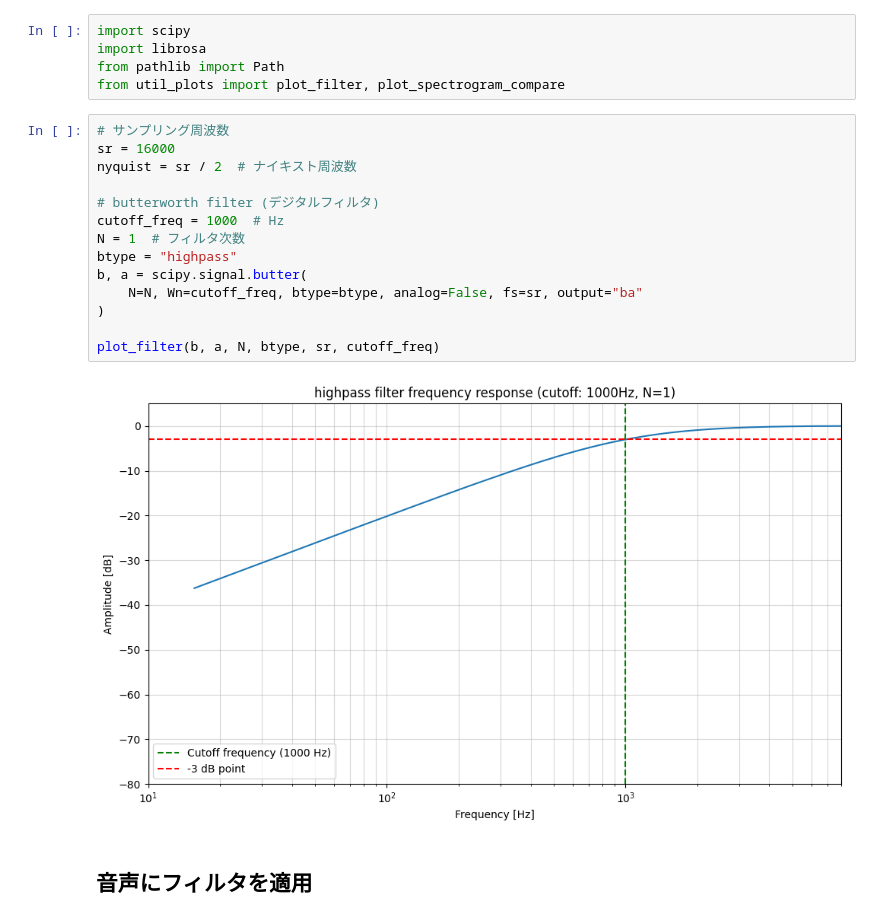
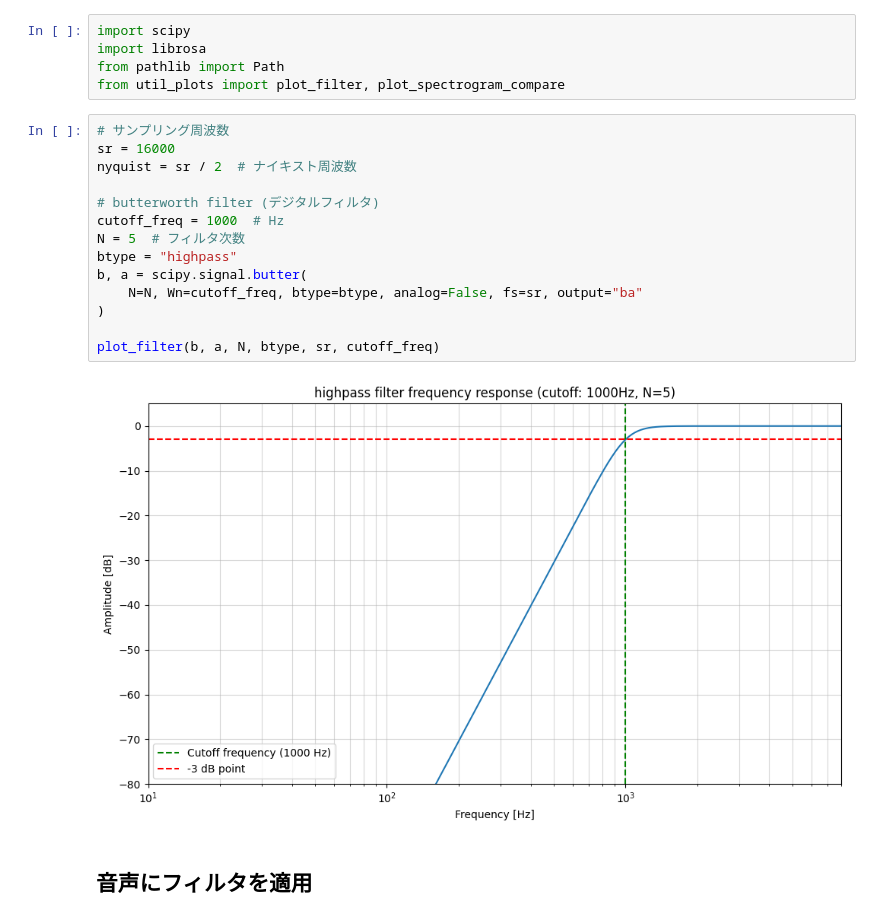
Before and after one commit to shiotalab-tmu/B3_seminar_2025_sample_codes, a Jupyter notebook: handson/3_filter_application.ipynb, the cells around one changed output. Drawn from its saved outputs; the diff is of its cells as text.

```diff
--- a/handson/3_filter_application.ipynb
+++ b/handson/3_filter_application.ipynb
@@ -11,19 +11,19 @@ from util_plots import plot_filter, plot_spectrogram_compare
 # %%
 # サンプリング周波数
 sr = 16000
 nyquist = sr / 2  # ナイキスト周波数
 
 # butterworth filter (デジタルフィルタ)
 cutoff_freq = 1000  # Hz
-N = 1  # フィルタ次数
+N = 5  # フィルタ次数
 btype = "highpass"
 b, a = scipy.signal.butter(
     N=N, Wn=cutoff_freq, btype=btype, analog=False, fs=sr, output="ba"
 )
 
 plot_filter(b, a, N, btype, sr, cutoff_freq)
 # %% [output]
-[figure, old version]
+[figure, new version]
 # %% [markdown]
 ## 音声にフィルタを適用
 # %%
```
Also changed, not shown: parts of 1 cell of this notebook, 1 other file.
